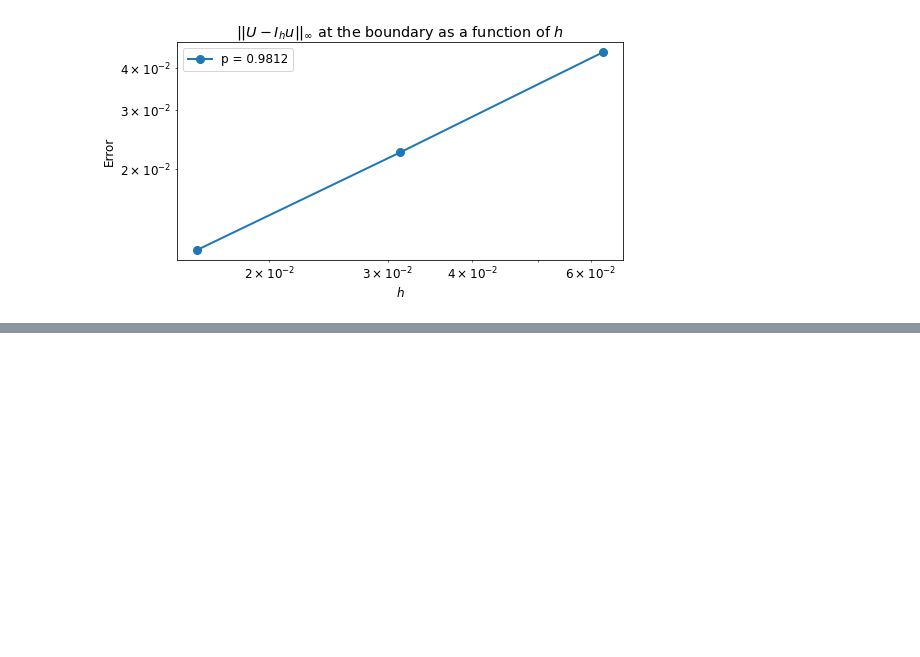
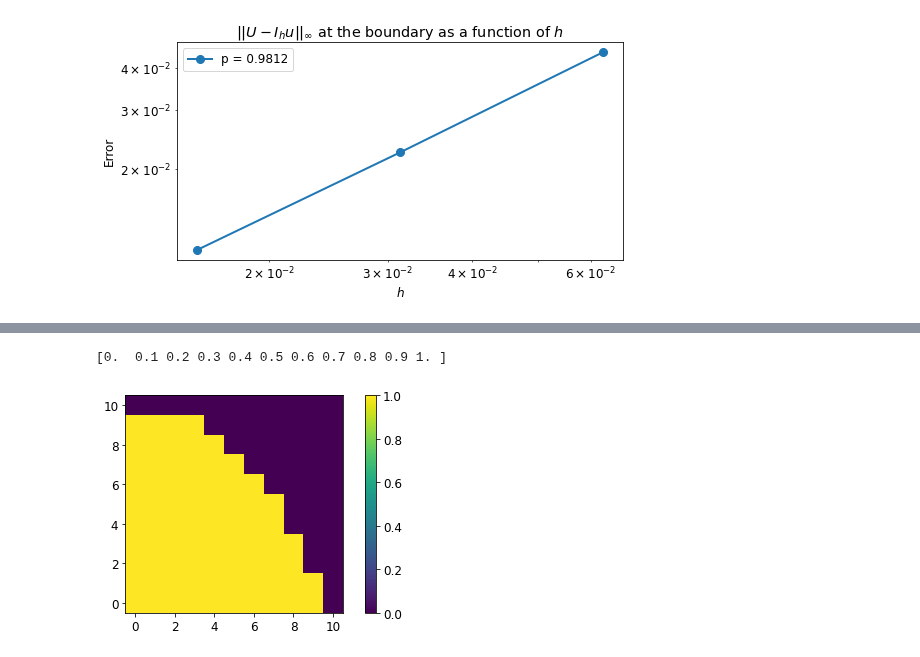
Before and after one commit to aledha/TMA4212-NumDiffDiff, a Jupyter notebook: Project 1/Project1_notebook.ipynb, the cells around one changed output, grey strips where cells are left out. Drawn from its saved outputs; the diff is of its cells as text; code cells hidden in the pictures; blank space fills up the shorter version.

```diff
--- a/Project 1/Project1_notebook.ipynb
+++ b/Project 1/Project1_notebook.ipynb
@@ -631,0 +650,22 @@ M array:  [16 32 64]
+# %%
+num_points = 10
+x = np.linspace(0, 1, num_points+1)
+y = np.linspace(0, 1, num_points+1)
+print(x)
+
+def bool_domain_gen_y(x, y, num_points):
+    x_g, y_g = np.meshgrid(x, np.sqrt(1-y))
+    #y_g = y_g[::-1]
+    bool_domain = x_g < y_g
+    return bool_domain
+
+#
+#
+#
+
+bool_domain = bool_domain_gen_y(x, y, num_points)
+
+im(bool_domain)
+# %% [output]
+[0.  0.1 0.2 0.3 0.4 0.5 0.6 0.7 0.8 0.9 1. ]
+[figure, added]
```
Also changed, not shown: parts of 12 cells of this notebook, 1 other file.
